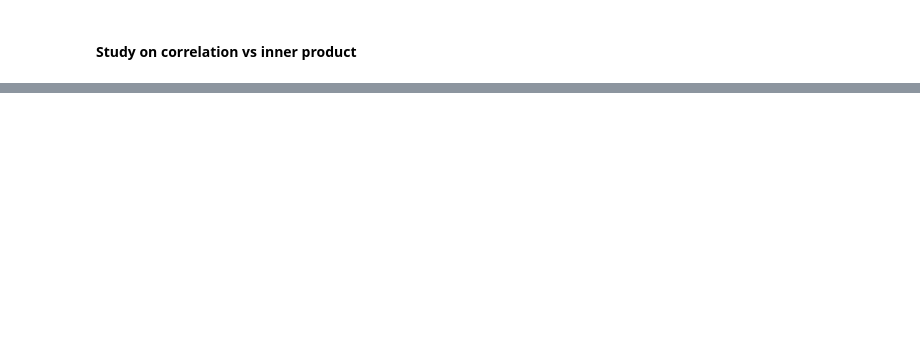
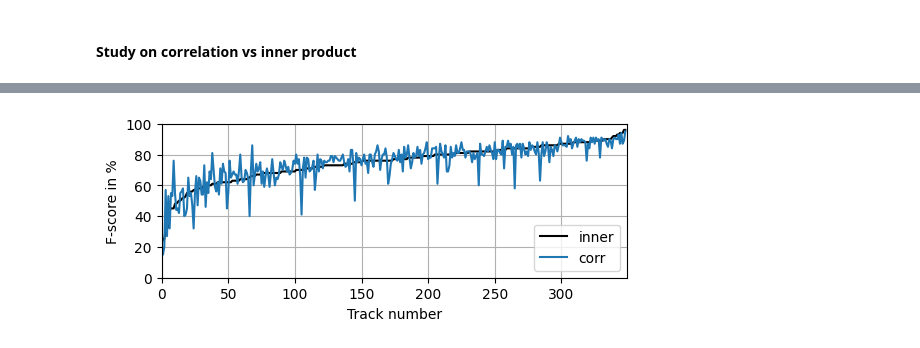
Before and after one commit to Maushax-jpg/chord-recognition, a Jupyter notebook: acr_evaluation.ipynb, the cells around one changed output, grey strips where cells are left out. Cells and saved outputs as stored; diff of their text form; code cells hidden in the pictures; blank space fills up the shorter version.

```diff
--- a/acr_evaluation.ipynb
+++ b/acr_evaluation.ipynb
@@ -783,0 +517,85 @@ createTable("/home/max/ET-TI/Masterarbeit/chord-recognition/results/cpss.hdf5")
+# %%
+import numpy as np
+import matplotlib.pyplot as plt
+from scipy import stats
+import h5py
+import dataloader
+
+def plotResults(data,xlabels,colors,yticks=np.arange(-20,25,5),ylim=(-20,10),figsize=(5.5, 2.5)):
+    """creates colored violinplots for data"""
+    fig, ax1 = plt.subplots(figsize=figsize)
+    parts = ax1.violinplot(data,showmeans=False, showmedians=True,
+            showextrema=False)
+    bplot = ax1.boxplot(data,
+                    showfliers=True,medianprops=dict(linestyle=None,linewidth=0),
+                    flierprops=dict(markerfacecolor='k', marker='o',markersize=1),
+                    widths=0.1)
+    parts["cmedians"].set_color("red")
+    for x,color in zip(parts["bodies"],colors):
+            x.set_color(color)
+
+    ax1.set_yticks(yticks)
+    ax1.set_ylim(ylim)
+    ax1.set_ylabel("Delta F-score in %")
+    ax1.set_xticks(np.arange(1, len(xlabels) + 1), labels=xlabels)
+    ax1.set_xlim(0.5, len(xlabels) + 0.5);
+    ax1.grid("on")
+    fig.tight_layout(pad=0.1)
+    return fig,ax1
+
+def computeStatistics(data):
+    median = np.median(data)
+    iqr = np.subtract(*np.percentile(data, [75, 25]))
+    return median,iqr
+
+def getFscoreResults(filepath,alphabet="majmin",printMetadata=False):
+    results = {"combined":[]}
+    track_list = []
+    with h5py.File(filepath,"r") as file:
+        text = "----Transcription Metadata----\n"
+        for key,value in file.attrs.items():
+            text += f"{key}={value}\n"
+        if printMetadata:
+            print(text)
+        for dset in ["beatles","rwc_pop","rw","queen"]:
+            f_scores = []
+            for subgrp_name in file[f"{dset}/"]:
+                subgrp = file[f"{dset}/{subgrp_name}"]
+                if subgrp.attrs.get("name") not in dataloader.OUTLIERS:
+                    # check if track_id's are matching
+                    track_list.append(subgrp.attrs.get("name"))
+                    # f_scores.append((subgrp.attrs.get(f"{alphabet}_f"),subgrp.attrs.get("name")))
+                    f_scores.append(subgrp.attrs.get(f"{alphabet}_f"))
+            results[dset] = f_scores
+            results["combined"] += f_scores
+    return results,track_list
+
+colors = ['r','g','b','purple']
+xlabels = ["Beatles","RWC","RW","Queen","Combined"]
+
+for alphabet in ["majmin","sevenths"]:
+    inner,track_list = getFscoreResults("../results/median_drums.hdf5",alphabet)
+    corr,track_list = getFscoreResults("../results/correlation_median_drums.hdf5",alphabet)
+    deltas = []
+    for dset in ["beatles","rwc_pop","rw","queen","combined"]:
+        deltas.append([100*(x-y) for x,y in zip(inner[dset],corr[dset])])
+
+    index_outliers = np.where(np.abs(deltas[-1]) > 10)[0]
+    print(f"-----{alphabet}-------------")
+    print(" Title   |  Inner  | Corr")
+    for index in np.where(np.abs(deltas[-1]) > 10)[0]:
+        print(track_list[index],inner["combined"][index],corr["combined"][index])
+    # print sorted data
+    index = np.argsort(inner["combined"])
+    fig,ax = plt.subplots(figsize=(6,2))
+    ax.plot(100*np.array(inner["combined"])[index],'k')
+    ax.plot(100*np.array(corr["combined"])[index])
+    ax.grid()
+    ax.set_ylabel("F-score in %")
+    ax.set_xlim(0,349)
+    ax.set_xlabel("Track number")
+    ax.set_ylim(0,100)
+    ax.legend(["inner","corr"])
+    fig.savefig(f"../latex/figures/corr_sorted_{alphabet}.png")
+    #fig,ax = plotResults(delta,xlabels,colors,np.arange(-15,20,5),ylim=(-20,20))
+# %% [output]
@@ -783,0 +619 @@ createTable("/home/max/ET-TI/Masterarbeit/chord-recognition/results/cpss.hdf5")
+[figure, added]
```
Also changed, not shown: parts of 12 cells of this notebook.
